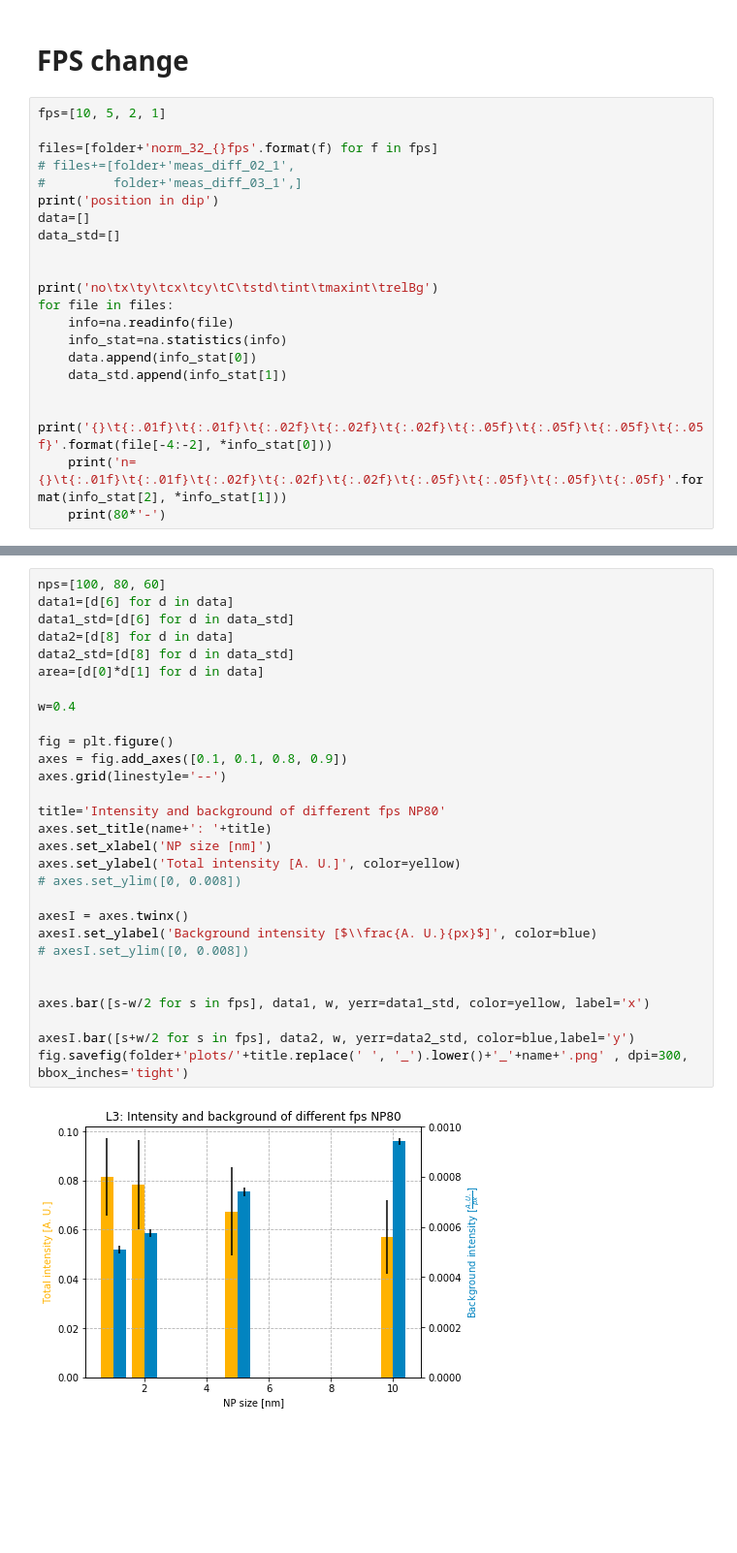
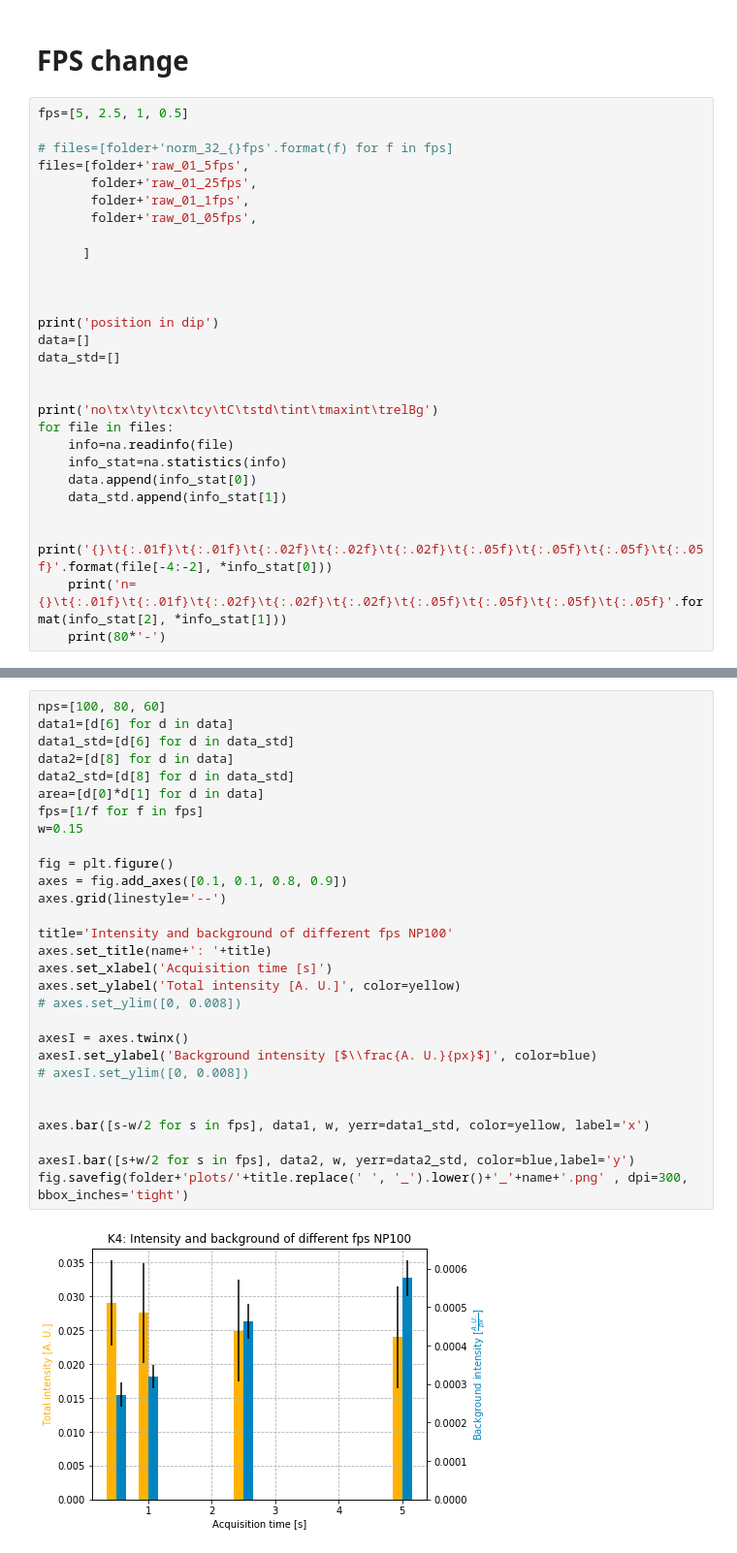
Before and after one commit to Yennda/spr_microscopy, a Jupyter notebook: jup_np_K4-02.ipynb, the cells around one changed output, grey strips where cells are left out. Shown at 97% size. Cells and saved outputs as stored; diff of their text form; blank space fills up the shorter version.

```diff
--- a/jup_np_K4-02.ipynb
+++ b/jup_np_K4-02.ipynb
@@ -490,11 +490,18 @@ fig.savefig(folder+'plots/'+title.replace(' ', '_').lower()+'_'+name+'.png' , dp
 # %% [markdown]
 # FPS change
 # %%
-fps=[10, 5, 2, 1]
+fps=[5, 2.5, 1, 0.5]
 
-files=[folder+'norm_32_{}fps'.format(f) for f in fps]
-# files+=[folder+'meas_diff_02_1',
-#         folder+'meas_diff_03_1',]
+# files=[folder+'norm_32_{}fps'.format(f) for f in fps]
+files=[folder+'raw_01_5fps',
+       folder+'raw_01_25fps',
+       folder+'raw_01_1fps',
+       folder+'raw_01_05fps',
+
+      ]
+
+
+
 print('position in dip')
 data=[]
 data_std=[]
@@ -528,31 +535,31 @@ n= 10   3.8     1.8     0.89    0.63    0.44    0.00002 0.01574 0.00071 0.00002
 # %%
 nps=[100, 80, 60]
 data1=[d[6] for d in data]
 data1_std=[d[6] for d in data_std]
 data2=[d[8] for d in data]
 data2_std=[d[8] for d in data_std]
 area=[d[0]*d[1] for d in data]
-
-w=0.4
+fps=[1/f for f in fps]
+w=0.15
 
 fig = plt.figure()
 axes = fig.add_axes([0.1, 0.1, 0.8, 0.9])
 axes.grid(linestyle='--')
 
-title='Intensity and background of different fps NP80'
+title='Intensity and background of different fps NP100'
 axes.set_title(name+': '+title)
-axes.set_xlabel('NP size [nm]')
+axes.set_xlabel('Acquisition time [s]')
 axes.set_ylabel('Total intensity [A. U.]', color=yellow)
 # axes.set_ylim([0, 0.008])
 
 axesI = axes.twinx()
 axesI.set_ylabel('Background intensity [$\\frac{A. U.}{px}$]', color=blue)
 # axesI.set_ylim([0, 0.008])
 
 
 axes.bar([s-w/2 for s in fps], data1, w, yerr=data1_std, color=yellow, label='x')
 
 axesI.bar([s+w/2 for s in fps], data2, w, yerr=data2_std, color=blue,label='y')
 fig.savefig(folder+'plots/'+title.replace(' ', '_').lower()+'_'+name+'.png' , dpi=300,  bbox_inches='tight')
 # %% [output]
-[figure, old version]
+[figure, new version]
```
Also changed, not shown: parts of 1 cell of this notebook, 2 other files.
